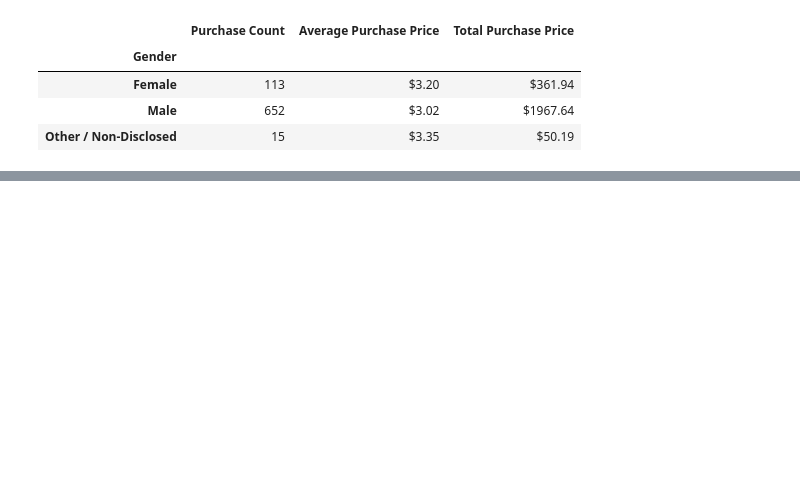
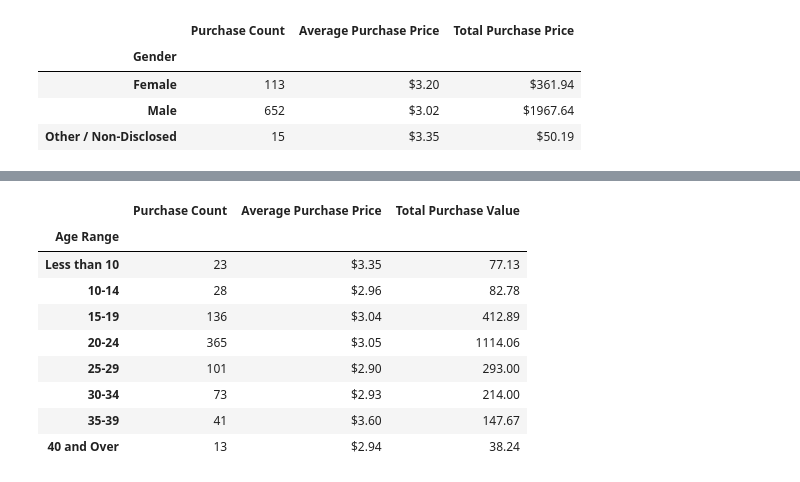
Before and after one commit to geofftm/pandas-challenge, a Jupyter notebook: HeroesOfPymoli/HeroesOfPymoli.ipynb, the cells around one changed output, grey strips where cells are left out. Cells and saved outputs as stored; diff of their text form; code cells hidden in the pictures; blank space fills up the shorter version.

```diff
--- a/HeroesOfPymoli/HeroesOfPymoli.ipynb
+++ b/HeroesOfPymoli/HeroesOfPymoli.ipynb
@@ -298,0 +360,38 @@ gender_purchase_df
+# %%
+# Group the data by age range
+
+age_range = df.groupby("Age Range")
+
+# Get the total number of purchases by age range
+
+age_range_purchases = age_range["Purchase ID"].count()
+
+# Calculate average purchase price by age range
+
+age_range_avg_price = age_range["Price"].mean()
+age_range_avg_price = age_range_avg_price.map("${:.2f}".format)
+
+# Calculate the total purchase value per age range
+
+age_range_total_price = age_range["Price"].sum()
+# can't format here
+# age_range_total_price = age_range_total_price.map("${:.2f}".format)
+
+# put all of the above into a summary table
+
+age_range_df = pd.DataFrame({"Purchase Count": age_range_purchases,
+                            "Average Purchase Price": age_range_avg_price,
+                            "Total Purchase Value": age_range_total_price})
+
+age_range_df
+# %% [output]
+|  | Purchase Count | Average Purchase Price | Total Purchase Value |
+| Age Range |  |  |  |
+| Less than 10 | 23 | $3.35 | 77.13 |
+| 10-14 | 28 | $2.96 | 82.78 |
+| 15-19 | 136 | $3.04 | 412.89 |
+| 20-24 | 365 | $3.05 | 1114.06 |
+| 25-29 | 101 | $2.90 | 293.00 |
+| 30-34 | 73 | $2.93 | 214.00 |
+| 35-39 | 41 | $3.60 | 147.67 |
+| 40 and Over | 13 | $2.94 | 38.24 |
```
Also changed, not shown: parts of 12 cells of this notebook.
